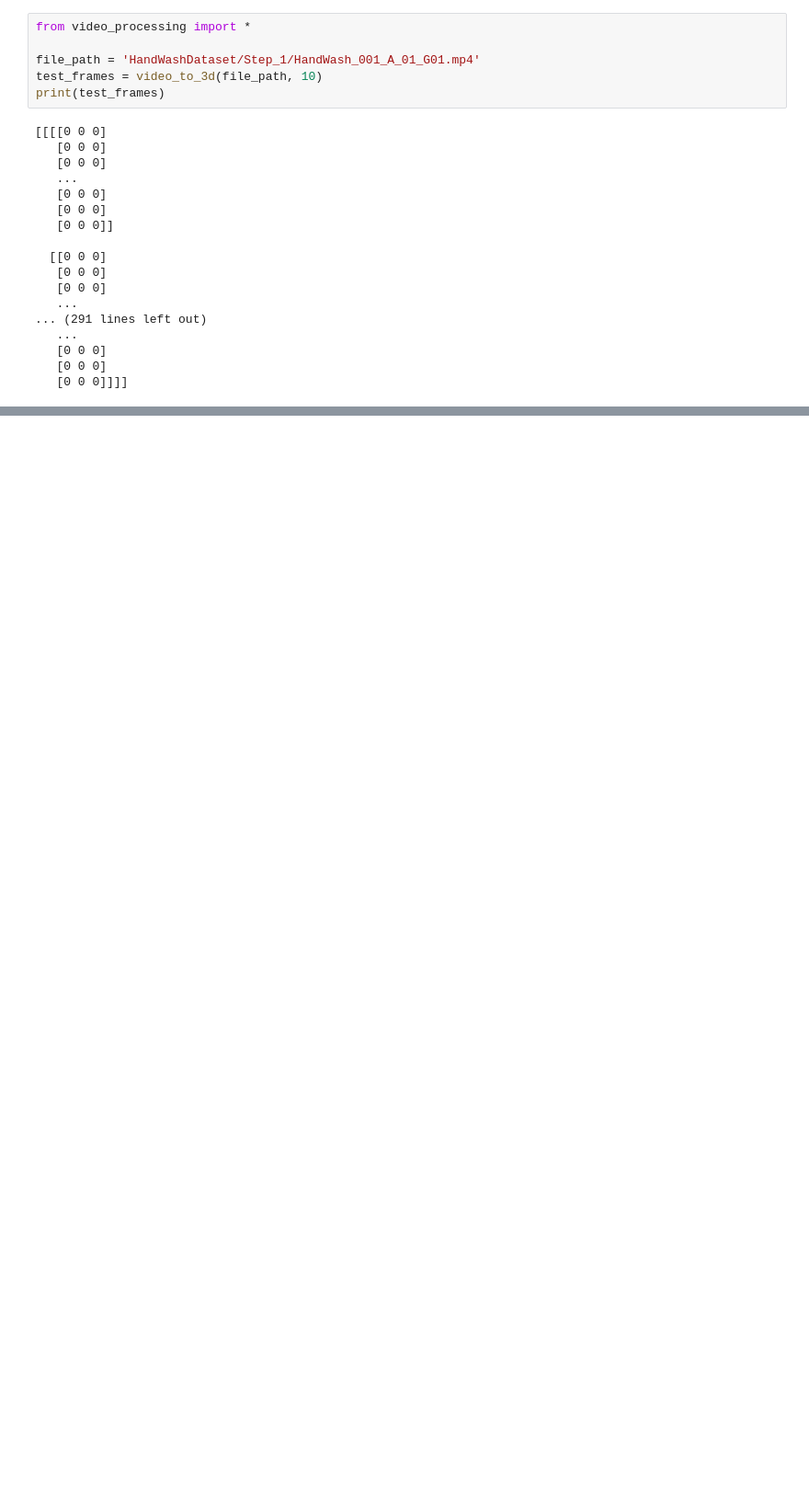
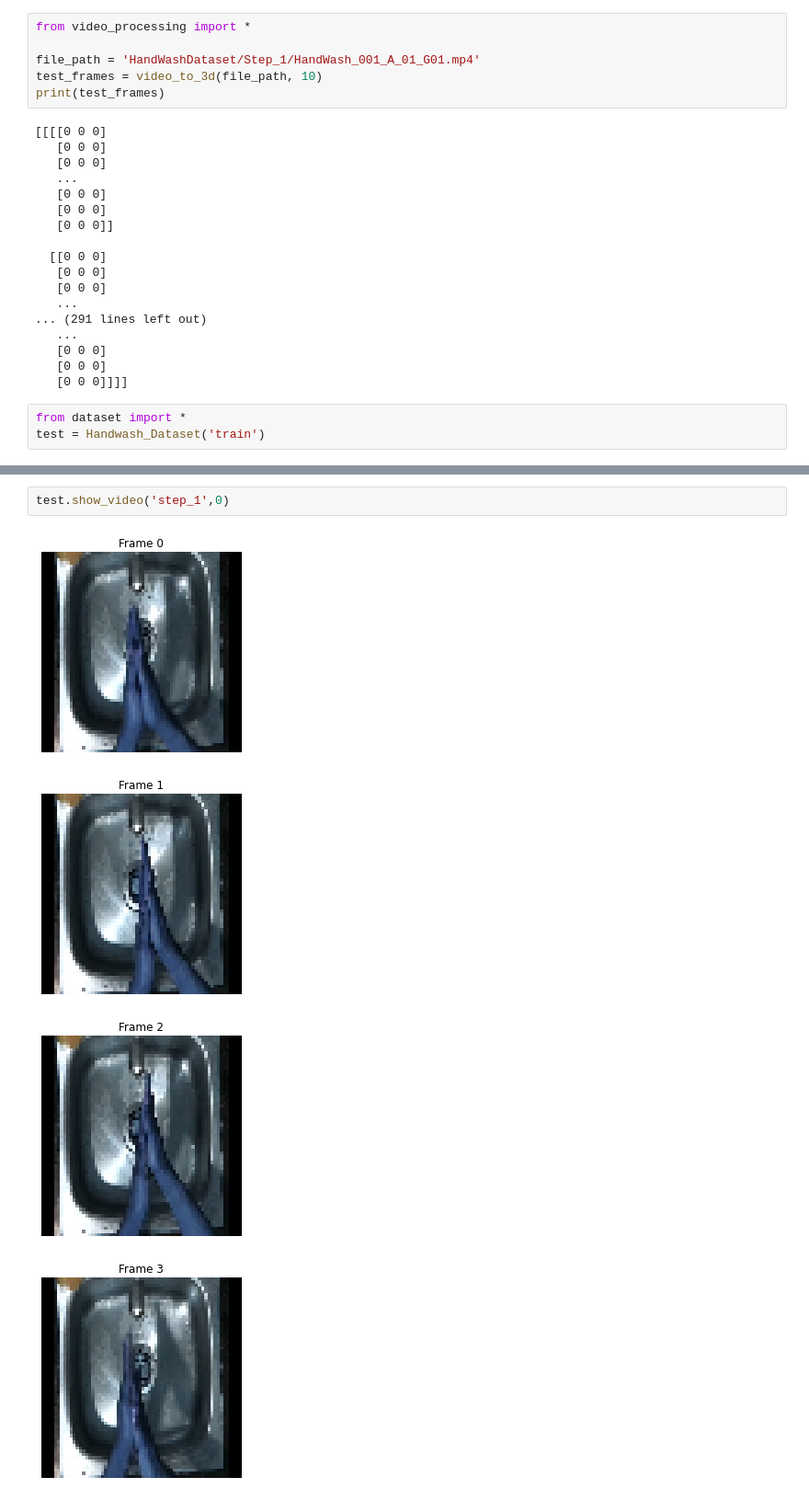
Before and after one commit to huiwen99/HandWash, a Jupyter notebook: scrap.ipynb, the cells around one changed output, grey strips where cells are left out. Shown at 92% size. Cells and saved outputs as stored; diff of their text form; blank space fills up the shorter version.

Commit message:
dataset and dataloader implemented
dataset should be 3 folders: train, test, val.

inside each of the 3 folders, there is one folder per class (e.g. Step_1, Step_2_Left)

```diff
--- a/scrap.ipynb
+++ b/scrap.ipynb
@@ -22,3 +22,6 @@ print(test_frames)
    [0 0 0]
    [0 0 0]
    [0 0 0]]]]
+# %%
+from dataset import *
+test = Handwash_Dataset('train')
@@ -24,0 +52,7 @@ print(test_frames)
+# %%
+test.show_video('step_1',0)
+# %% [output]
+[figure, added]
+[figure, added]
+[figure, added]
+[figure, added]
```
Also changed, not shown: parts of 5 cells of this notebook, 1 other file.
